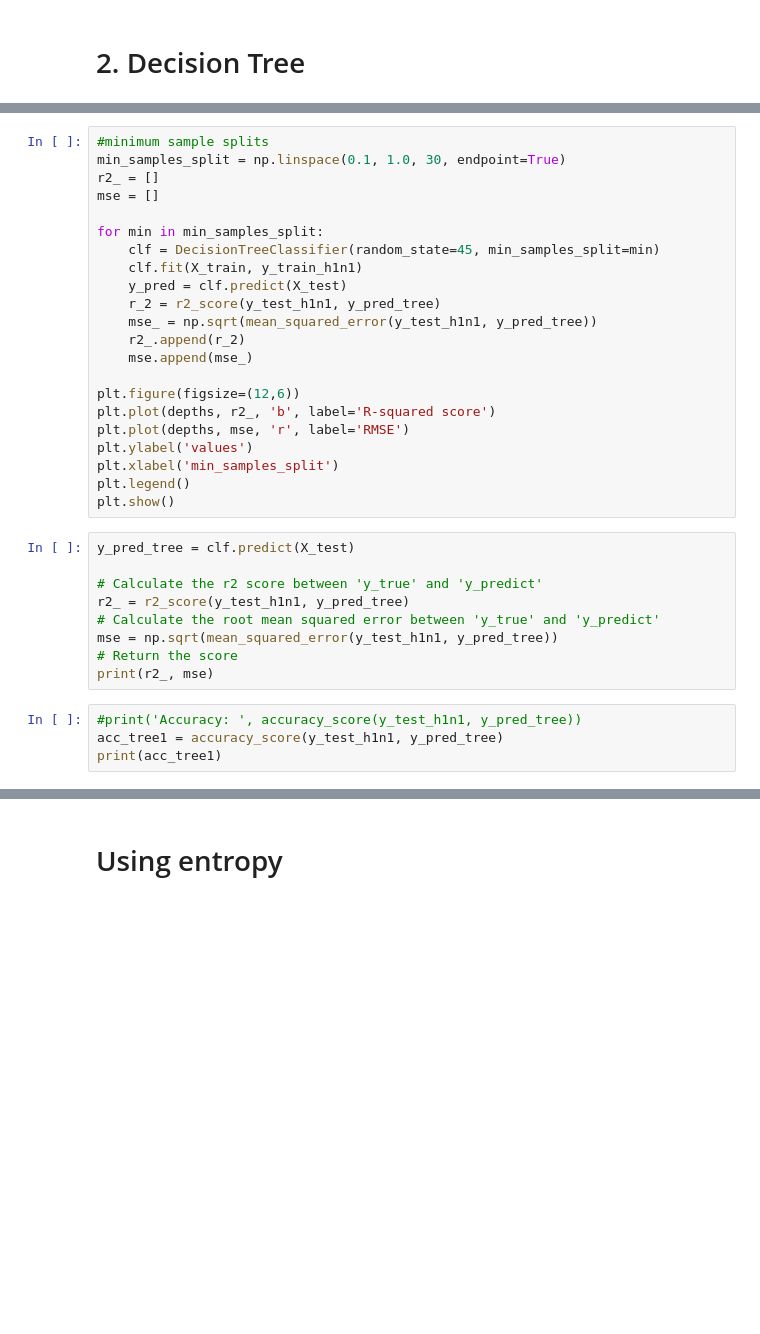
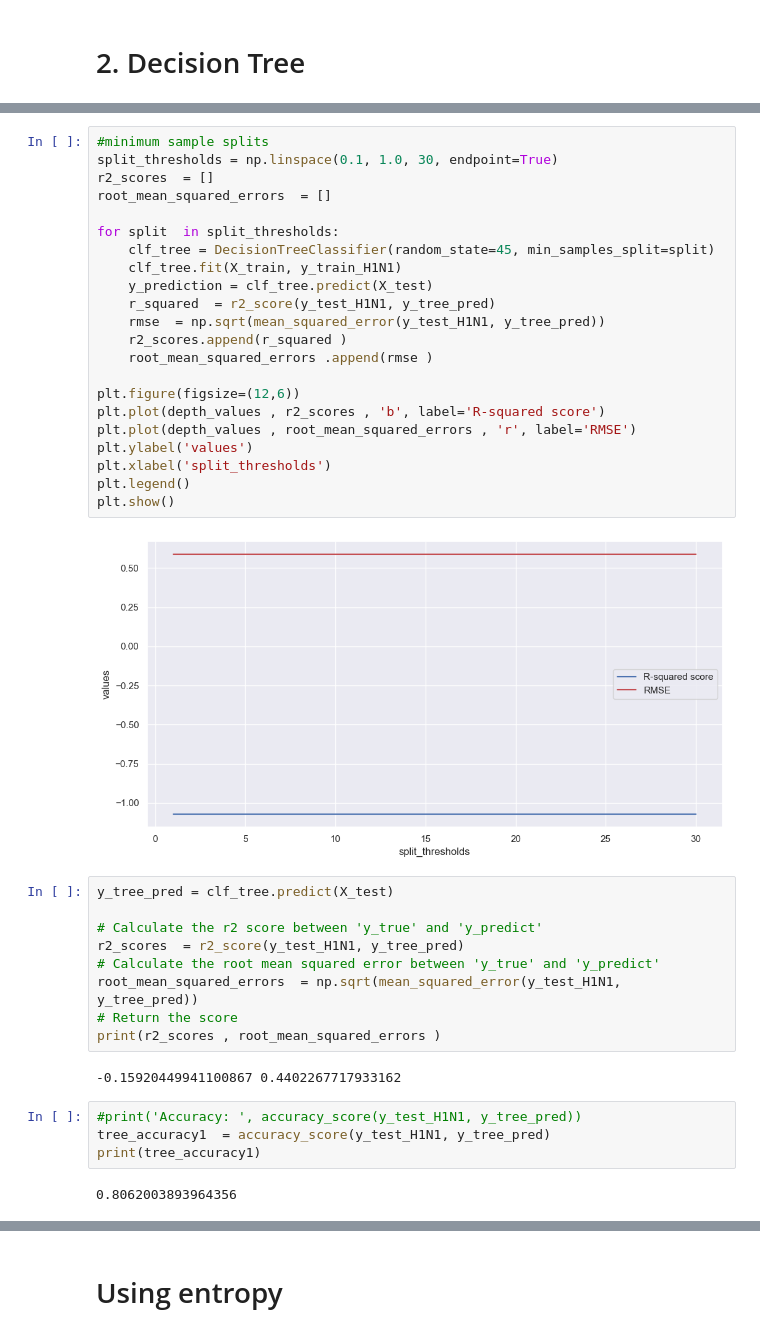
Before and after one commit to BrianKip035/Phase3-project, a Jupyter notebook: index.ipynb, the cells around one changed output, grey strips where cells are left out. Drawn from its saved outputs; the diff is of its cells as text; blank space fills up the shorter version.

```diff
--- a/index.ipynb
+++ b/index.ipynb
@@ -1010,37 +1034,43 @@ plt.show()
 # %%
 #minimum sample splits
-min_samples_split = np.linspace(0.1, 1.0, 30, endpoint=True)
-r2_ = []
-mse = []
+split_thresholds = np.linspace(0.1, 1.0, 30, endpoint=True)
+r2_scores  = []
+root_mean_squared_errors  = []
 
-for min in min_samples_split:
-    clf = DecisionTreeClassifier(random_state=45, min_samples_split=min)
-    clf.fit(X_train, y_train_h1n1)
-    y_pred = clf.predict(X_test)
-    r_2 = r2_score(y_test_h1n1, y_pred_tree)
-    mse_ = np.sqrt(mean_squared_error(y_test_h1n1, y_pred_tree))
-    r2_.append(r_2)
-    mse.append(mse_)
+for split  in split_thresholds:
+    clf_tree = DecisionTreeClassifier(random_state=45, min_samples_split=split)
+    clf_tree.fit(X_train, y_train_H1N1)
+    y_prediction = clf_tree.predict(X_test)
+    r_squared  = r2_score(y_test_H1N1, y_tree_pred)
+    rmse  = np.sqrt(mean_squared_error(y_test_H1N1, y_tree_pred))
+    r2_scores.append(r_squared )
+    root_mean_squared_errors .append(rmse )
 
 plt.figure(figsize=(12,6))
-plt.plot(depths, r2_, 'b', label='R-squared score')
-plt.plot(depths, mse, 'r', label='RMSE')
+plt.plot(depth_values , r2_scores , 'b', label='R-squared score')
+plt.plot(depth_values , root_mean_squared_errors , 'r', label='RMSE')
 plt.ylabel('values')
-plt.xlabel('min_samples_split')
+plt.xlabel('split_thresholds')
 plt.legend()
 plt.show()
+# %% [output]
+[figure, added]
 # %%
-y_pred_tree = clf.predict(X_test)
+y_tree_pred = clf_tree.predict(X_test)
 
 # Calculate the r2 score between 'y_true' and 'y_predict'
-r2_ = r2_score(y_test_h1n1, y_pred_tree)
+r2_scores  = r2_score(y_test_H1N1, y_tree_pred)
 # Calculate the root mean squared error between 'y_true' and 'y_predict'
-mse = np.sqrt(mean_squared_error(y_test_h1n1, y_pred_tree))
+root_mean_squared_errors  = np.sqrt(mean_squared_error(y_test_H1N1, y_tree_pred))
 # Return the score
-print(r2_, mse)
+print(r2_scores , root_mean_squared_errors )
+# %% [output]
+-0.15920449941100867 0.4402267717933162
 # %%
-#print('Accuracy: ', accuracy_score(y_test_h1n1, y_pred_tree))
-acc_tree1 = accuracy_score(y_test_h1n1, y_pred_tree)
-print(acc_tree1)
+#print('Accuracy: ', accuracy_score(y_test_H1N1, y_tree_pred))
+tree_accuracy1  = accuracy_score(y_test_H1N1, y_tree_pred)
+print(tree_accuracy1)
+# %% [output]
+0.8062003893964356
 # %%
 # Calculate the r2 score between 'y_true' and 'y_predict'
```
Also changed, not shown: parts of 49 cells of this notebook.
